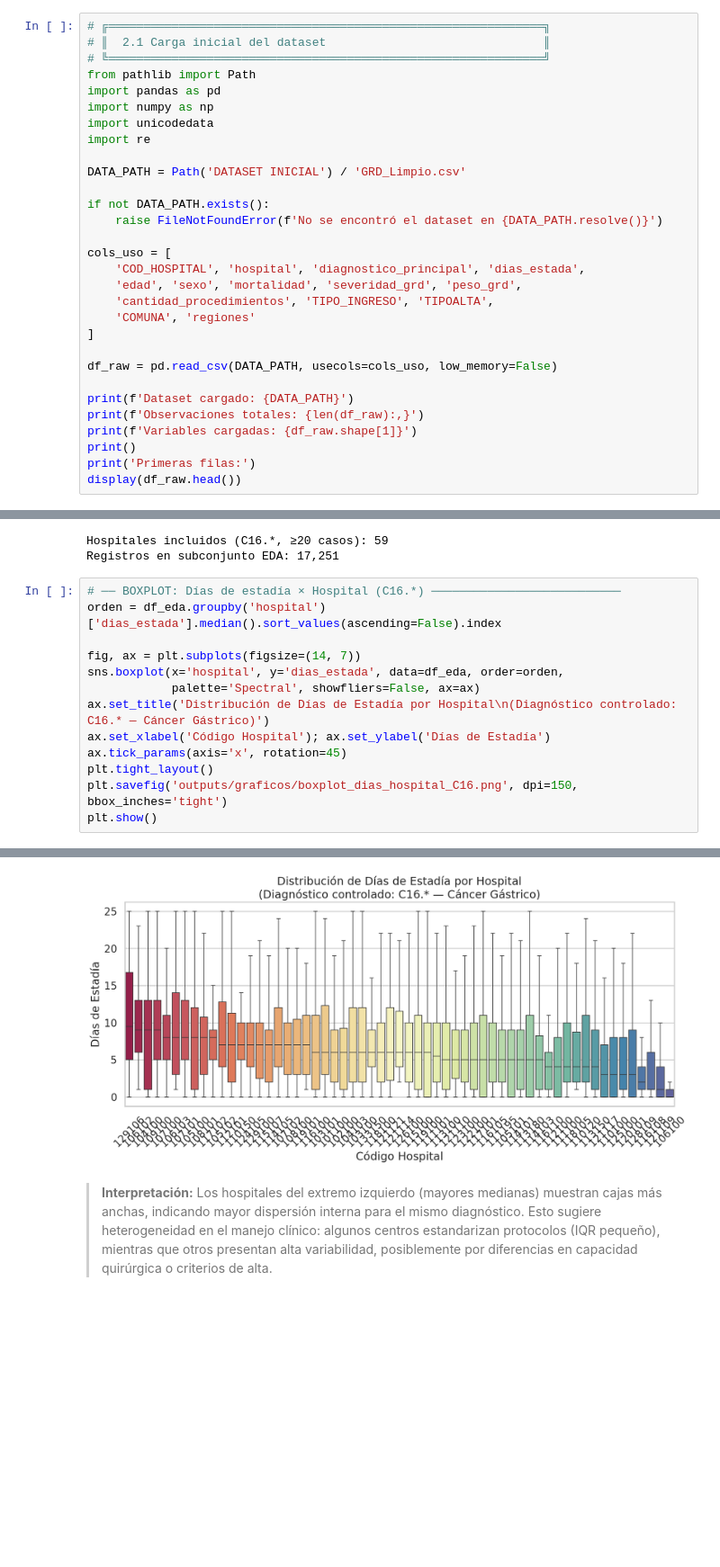
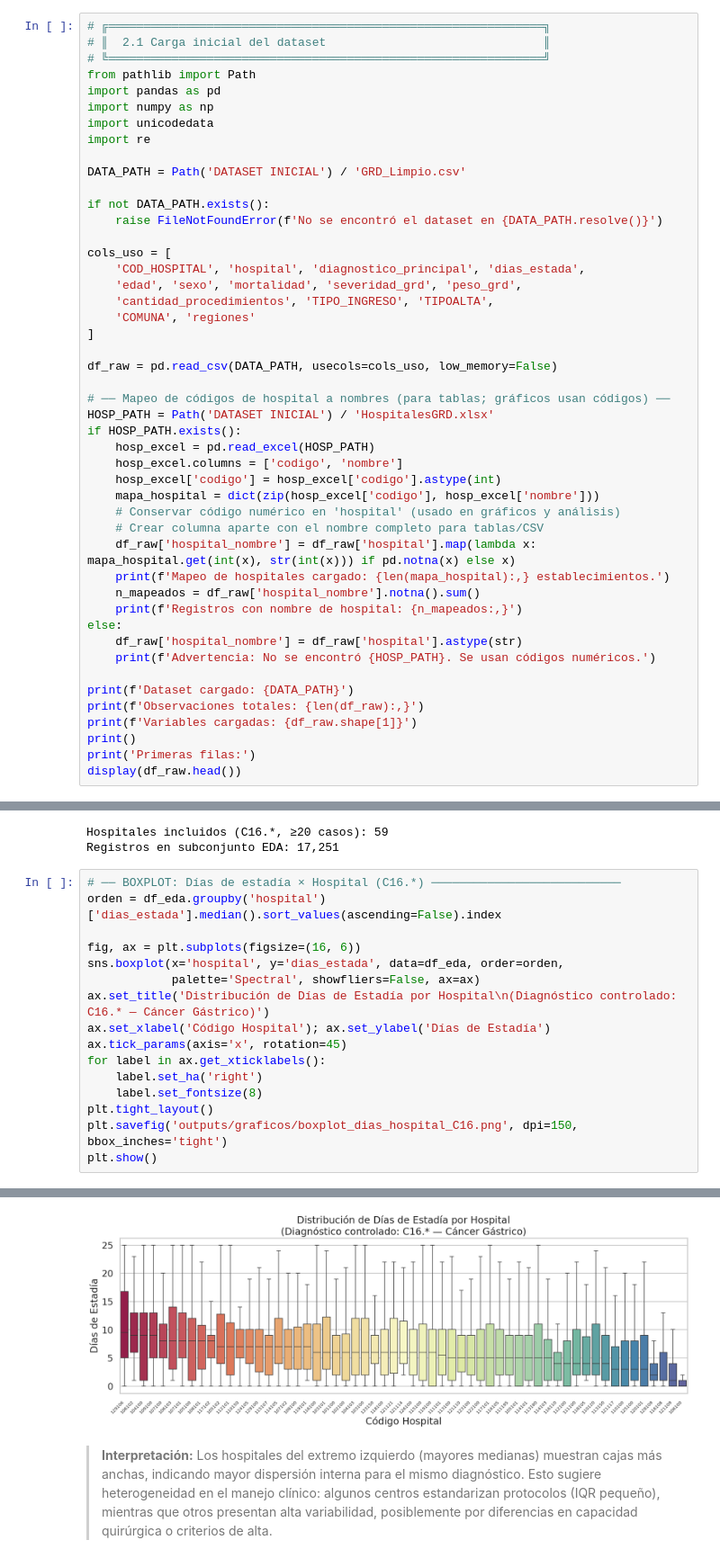
Before and after one commit to SebaGRT/Proyecto-Hospitalizacion, a Jupyter notebook: Avance2_Proyecto_Final.ipynb, the cells around one changed output, grey strips where cells are left out. Shown at 90% size. Saved outputs shown, nothing was run; the diff lists cells and outputs as text; blank space fills up the shorter version.

Commit message:
Nombres agregados, pero no en gráficos

```diff
--- a/Avance2_Proyecto_Final.ipynb
+++ b/Avance2_Proyecto_Final.ipynb
@@ -83,6 +84,23 @@ cols_uso = [
 
 df_raw = pd.read_csv(DATA_PATH, usecols=cols_uso, low_memory=False)
 
+# ── Mapeo de códigos de hospital a nombres (para tablas; gráficos usan códigos) ──
+HOSP_PATH = Path('DATASET INICIAL') / 'HospitalesGRD.xlsx'
+if HOSP_PATH.exists():
+    hosp_excel = pd.read_excel(HOSP_PATH)
+    hosp_excel.columns = ['codigo', 'nombre']
+    hosp_excel['codigo'] = hosp_excel['codigo'].astype(int)
+    mapa_hospital = dict(zip(hosp_excel['codigo'], hosp_excel['nombre']))
+    # Conservar código numérico en 'hospital' (usado en gráficos y análisis)
+    # Crear columna aparte con el nombre completo para tablas/CSV
+    df_raw['hospital_nombre'] = df_raw['hospital'].map(lambda x: mapa_hospital.get(int(x), str(int(x))) if pd.notna(x) else x)
+    print(f'Mapeo de hospitales cargado: {len(mapa_hospital):,} establecimientos.')
+    n_mapeados = df_raw['hospital_nombre'].notna().sum()
+    print(f'Registros con nombre de hospital: {n_mapeados:,}')
+else:
+    df_raw['hospital_nombre'] = df_raw['hospital'].astype(str)
+    print(f'Advertencia: No se encontró {HOSP_PATH}. Se usan códigos numéricos.')
+
 print(f'Dataset cargado: {DATA_PATH}')
 print(f'Observaciones totales: {len(df_raw):,}')
 print(f'Variables cargadas: {df_raw.shape[1]}')
@@ -352,21 +373,24 @@ Registros en subconjunto EDA: 17,251
 # %%
 # ── BOXPLOT: Días de estadía × Hospital (C16.*) ───────────────────────────
 orden = df_eda.groupby('hospital')['dias_estada'].median().sort_values(ascending=False).index
 
-fig, ax = plt.subplots(figsize=(14, 7))
+fig, ax = plt.subplots(figsize=(16, 6))
 sns.boxplot(x='hospital', y='dias_estada', data=df_eda, order=orden,
             palette='Spectral', showfliers=False, ax=ax)
 ax.set_title('Distribución de Días de Estadía por Hospital\n(Diagnóstico controlado: C16.* — Cáncer Gástrico)')
 ax.set_xlabel('Código Hospital'); ax.set_ylabel('Días de Estadía')
 ax.tick_params(axis='x', rotation=45)
+for label in ax.get_xticklabels():
+    label.set_ha('right')
+    label.set_fontsize(8)
 plt.tight_layout()
 plt.savefig('outputs/graficos/boxplot_dias_hospital_C16.png', dpi=150, bbox_inches='tight')
 plt.show()
 # %% [output]
 Passing `palette` without assigning `hue` is deprecated and will be removed in v0.14.0. Assign the `x` variable to `hue` and set `legend=False` for the same effect.
 
   sns.boxplot(x='hospital', y='dias_estada', data=df_eda, order=orden,
-[figure, old version]
+[figure, new version]
 # %% [markdown]
 > **Interpretación:** Los hospitales del extremo izquierdo (mayores medianas) muestran cajas más anchas, indicando mayor dispersión interna para el mismo diagnóstico. Esto sugiere heterogeneidad en el manejo clínico: algunos centros estandarizan protocolos (IQR pequeño), mientras que otros presentan alta variabilidad, posiblemente por diferencias en capacidad quirúrgica o criterios de alta.
 # %%
```
Also changed, not shown: parts of 10 cells of this notebook, 6 other files.
